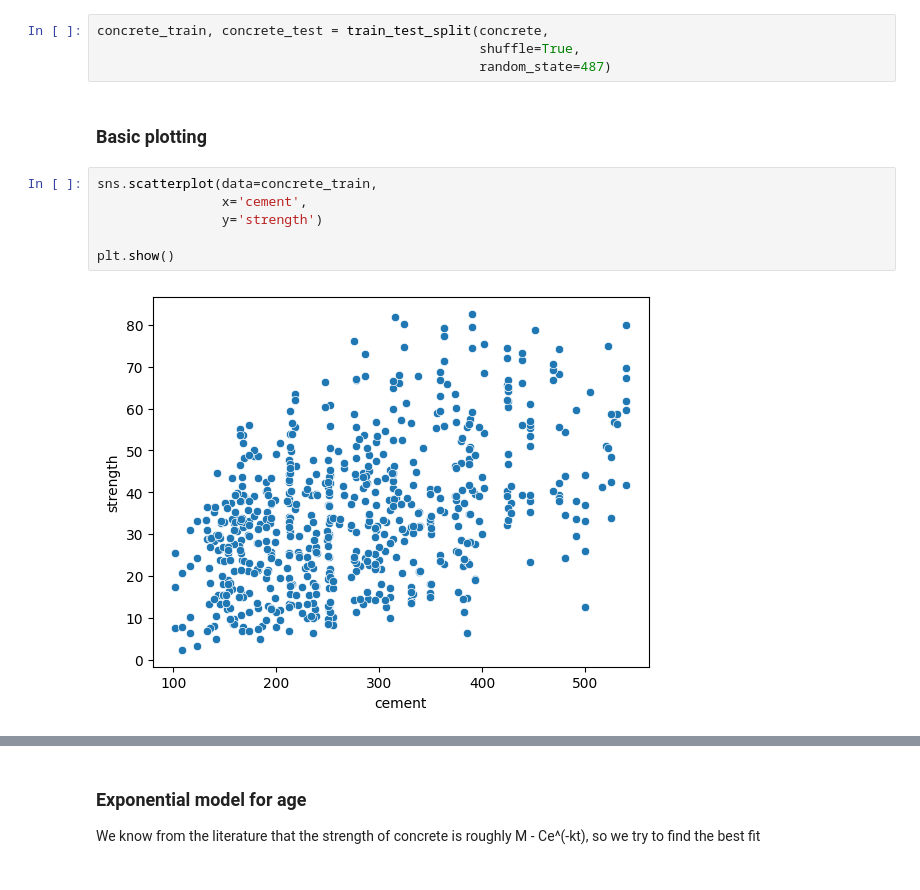
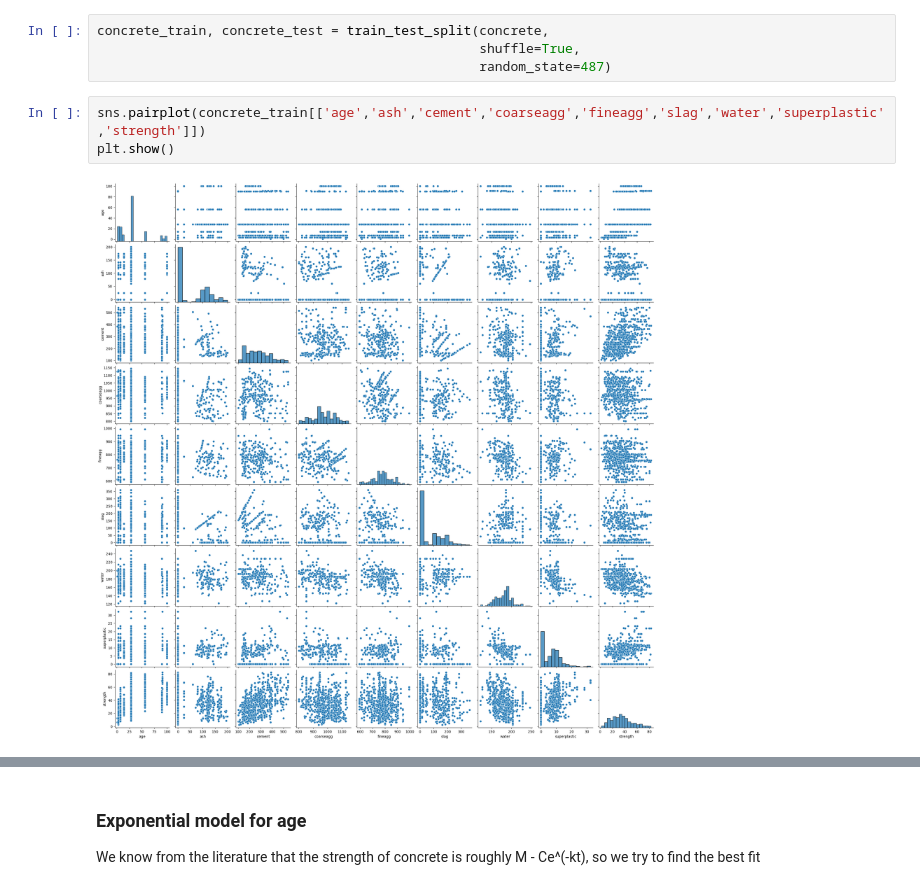
Before and after one commit to genserk/Concrete, a Jupyter notebook: EDA.ipynb, the cells around one changed output, grey strips where cells are left out. Drawn from its saved outputs; the diff is of its cells as text.

```diff
--- a/EDA.ipynb
+++ b/EDA.ipynb
@@ -56,13 +56,8 @@ concrete_ = concrete[(concrete['ash'] == 0) & (concrete['slag'] == 0)]
 concrete_train, concrete_test = train_test_split(concrete,
                                                  shuffle=True,
                                                  random_state=487)
-# %% [markdown]
-### Basic plotting
 # %%
-sns.scatterplot(data=concrete_train,
-                x='cement',
-                y='strength')
-
+sns.pairplot(concrete_train[['age','ash','cement','coarseagg','fineagg','slag','water','superplastic','strength']])
 plt.show()
 # %% [output]
-[figure, old version]
+[figure, new version]
```
Also changed, not shown: parts of 22 cells of this notebook, 1 other file.
